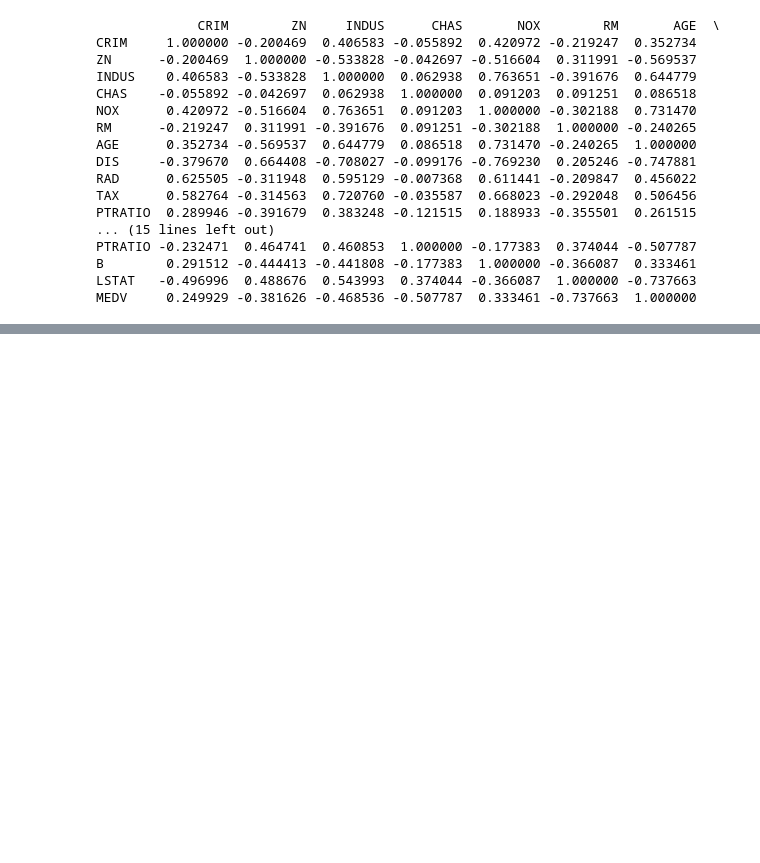
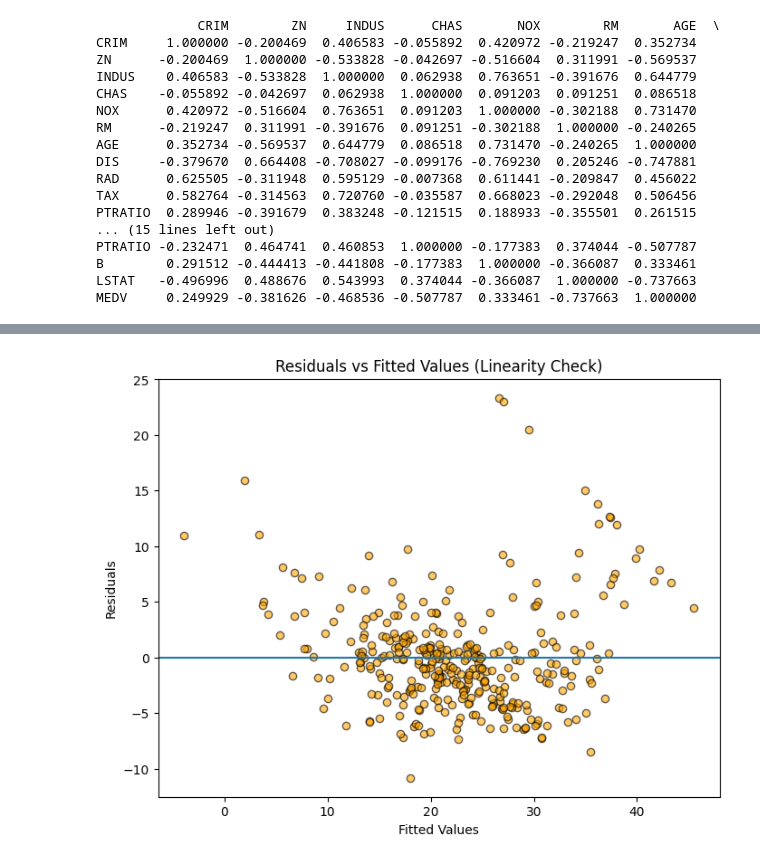
Before and after one commit to kenzodebola/Boston-Housing-Analysis, a Jupyter notebook: Boston_Dataset_ML.ipynb, the cells around one changed output, grey strips where cells are left out. Drawn from its saved outputs; the diff is of its cells as text; code cells hidden in the pictures; blank space fills up the shorter version.

```diff
--- a/Boston_Dataset_ML.ipynb
+++ b/Boston_Dataset_ML.ipynb
@@ -190,6 +266,8 @@ y = df['MEDV']
 # %%
-X_train, X_test, y_train, y_test = train_test_split(X, y, test_size=0.2, random_state=42)
-model = LinearRegression()
+X_train, X_test, y_train, y_test = train_test_split(X, y, test_size=0.3, random_state=911) # 70/30 train test split
+model = LinearRegression() # Linear regression model of scikit
 model.fit(X_train, y_train)
 y_pred = model.predict(X_test)
+
+# The model was handled by functions of scikit
 # %%
@@ -223,0 +343,15 @@ Model Coefficients:
+# %%
+# Compute fitted values and residuals
+y_fitted = model.predict(X_train)
+residuals = y_train - y_fitted
+
+# Plot residuals vs fitted values
+plt.figure(figsize=(8, 6))
+plt.scatter(y_fitted, residuals, alpha=0.6, edgecolor='black', color='orange')
+plt.axhline(y=0)
+plt.xlabel("Fitted Values")
+plt.ylabel("Residuals")
+plt.title("Residuals vs Fitted Values (Linearity Check)")
+plt.show()
+# %% [output]
+[figure, added]
```
Also changed, not shown: parts of 40 cells of this notebook.
